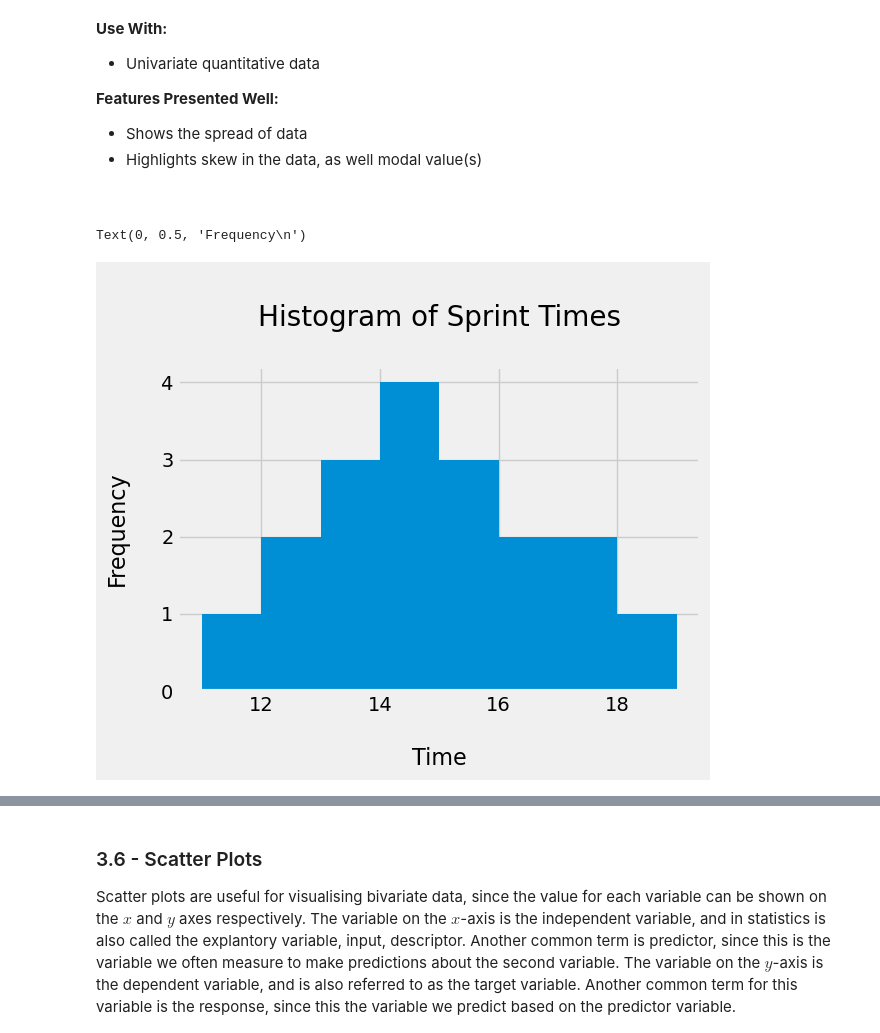
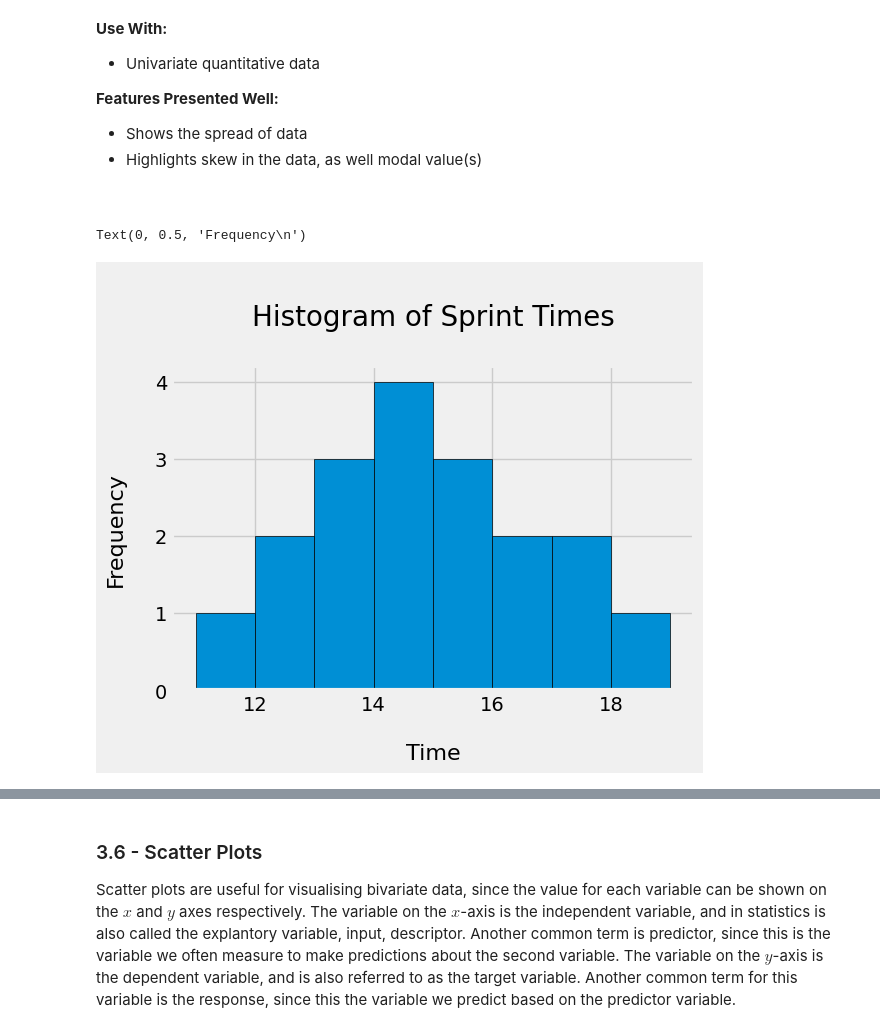
Before and after one commit to BradneySmith/Statistics-for-Machine-Learning, a Jupyter notebook: Chapter 1 - Statistics Fundamentals/1.1 - Introduction to Statistics and Data Visualisation.ipynb, the cells around one changed output, grey strips where cells are left out. Drawn from its saved outputs; the diff is of its cells as text; code cells hidden in the pictures.

Commit message:
Added more plots for quantitative data

```diff
--- a/Chapter 1 - Statistics Fundamentals/1.1 - Introduction to Statistics and Data Visualisation.ipynb
+++ b/Chapter 1 - Statistics Fundamentals/1.1 - Introduction to Statistics and Data Visualisation.ipynb
@@ -409,12 +409,12 @@ In the example below, a histogram of the time taken in seconds to complete a 100
 # %%
 sprint_times = [11.2, 14.3, 15.1, 12.2, 14.8, 15.2, 17.1, 18.3, 13.5, 14.4,
                 17.6, 13.6, 13.2, 15.6, 12.5, 14.3, 16.1, 16.3]
 sprint_df = pd.DataFrame(sprint_times)
-sprint_df.hist(bins=[11,12,13,14,15,16,17,18,19])
+sprint_df.hist(bins=[11,12,13,14,15,16,17,18,19], edgecolor='black')
 
 plt.title('\nHistogram of Sprint Times\n', fontsize=20)
 plt.xlabel('\nTime', fontsize=16)
 plt.ylabel('Frequency\n', fontsize=16)
 # %% [output]
 Text(0, 0.5, 'Frequency\n')
-[figure, old version]
+[figure, new version]
```
Also changed, not shown: parts of 8 cells of this notebook.
